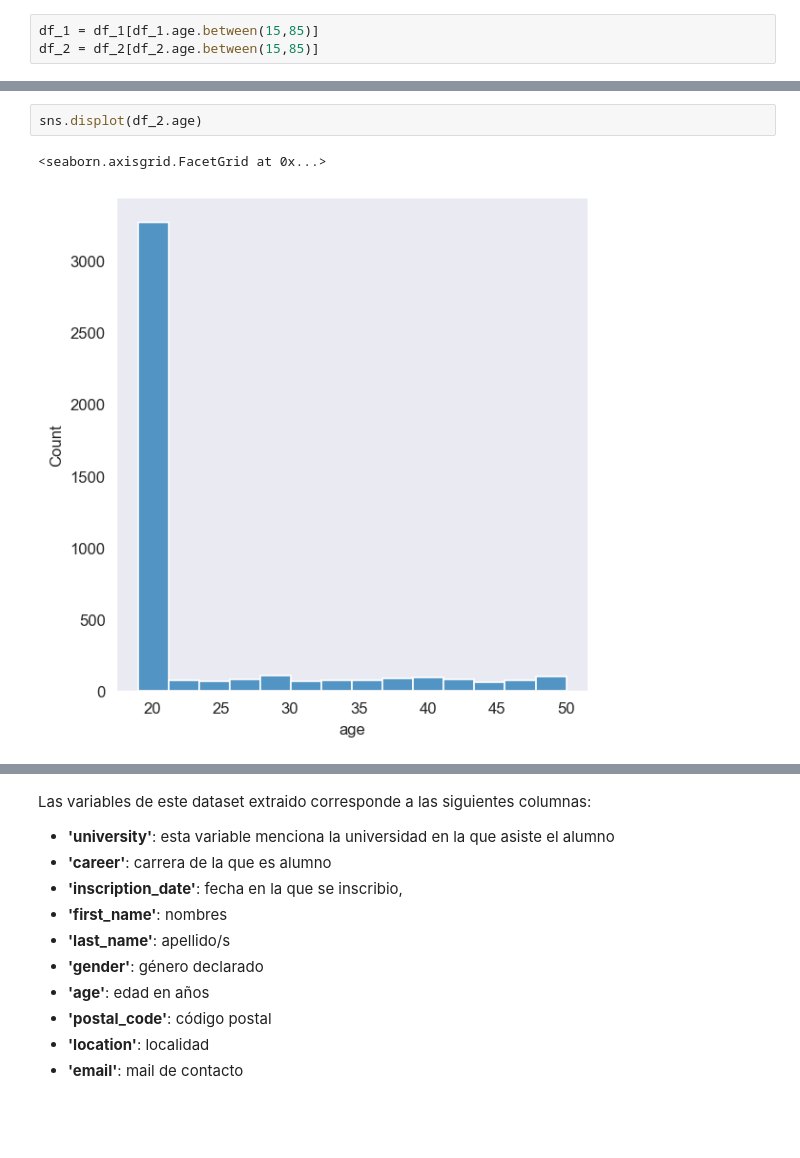
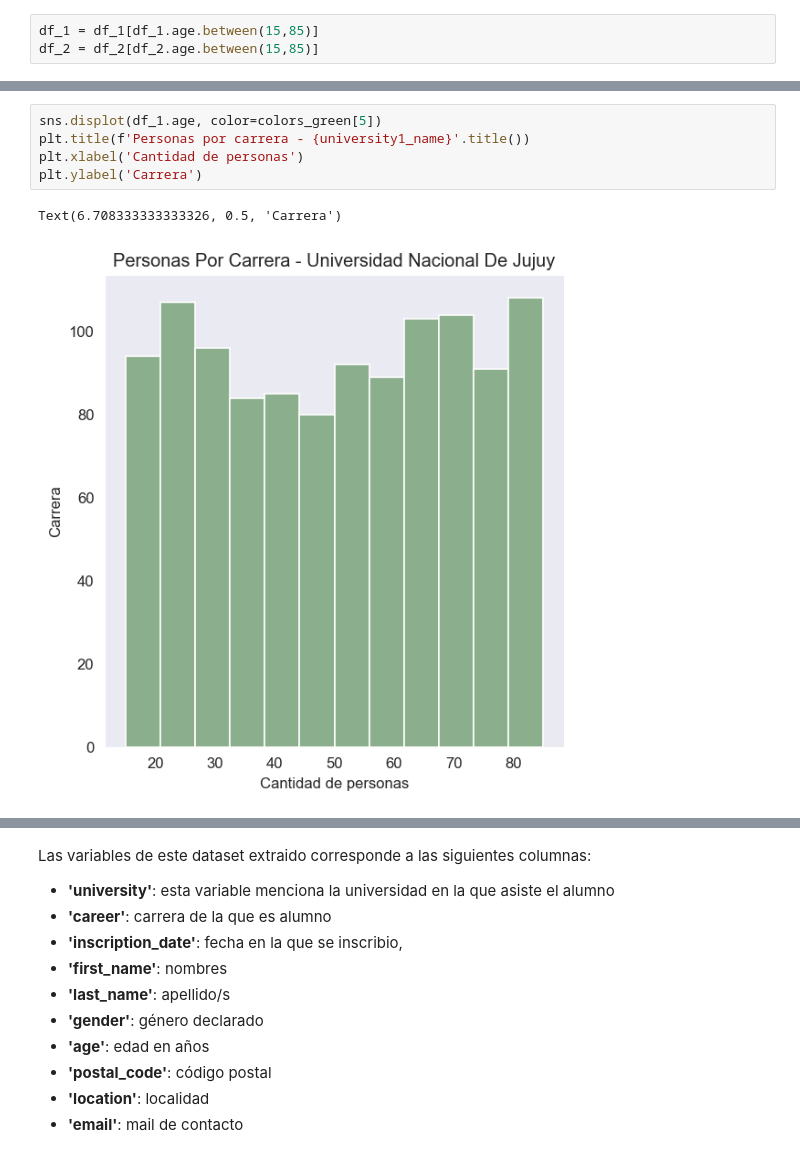
Before and after one commit to KevinMarcos26/Skill-Up-DA-c-Python, a Jupyter notebook: assets/notebooks/Grupo C.ipynb, the cells around one changed output, grey strips where cells are left out. Saved outputs shown, nothing was run; the diff lists cells and outputs as text; blank space fills up the shorter version.

```diff
--- a/assets/notebooks/Grupo C.ipynb
+++ b/assets/notebooks/Grupo C.ipynb
@@ -156,5 +151,8 @@ sns.displot(df_1.age)
-# %%
-sns.displot(df_2.age)
-# %% [output]
-<seaborn.axisgrid.FacetGrid at 0x...>
-[figure, removed]
+# %%
+sns.displot(df_1.age, color=colors_green[5])
+plt.title(f'Personas por carrera - {university1_name}'.title())
+plt.xlabel('Cantidad de personas')
+plt.ylabel('Carrera')
+# %% [output]
+Text(6.708333333333326, 0.5, 'Carrera')
+[figure, added]
```
Also changed, not shown: parts of 17 cells of this notebook.
